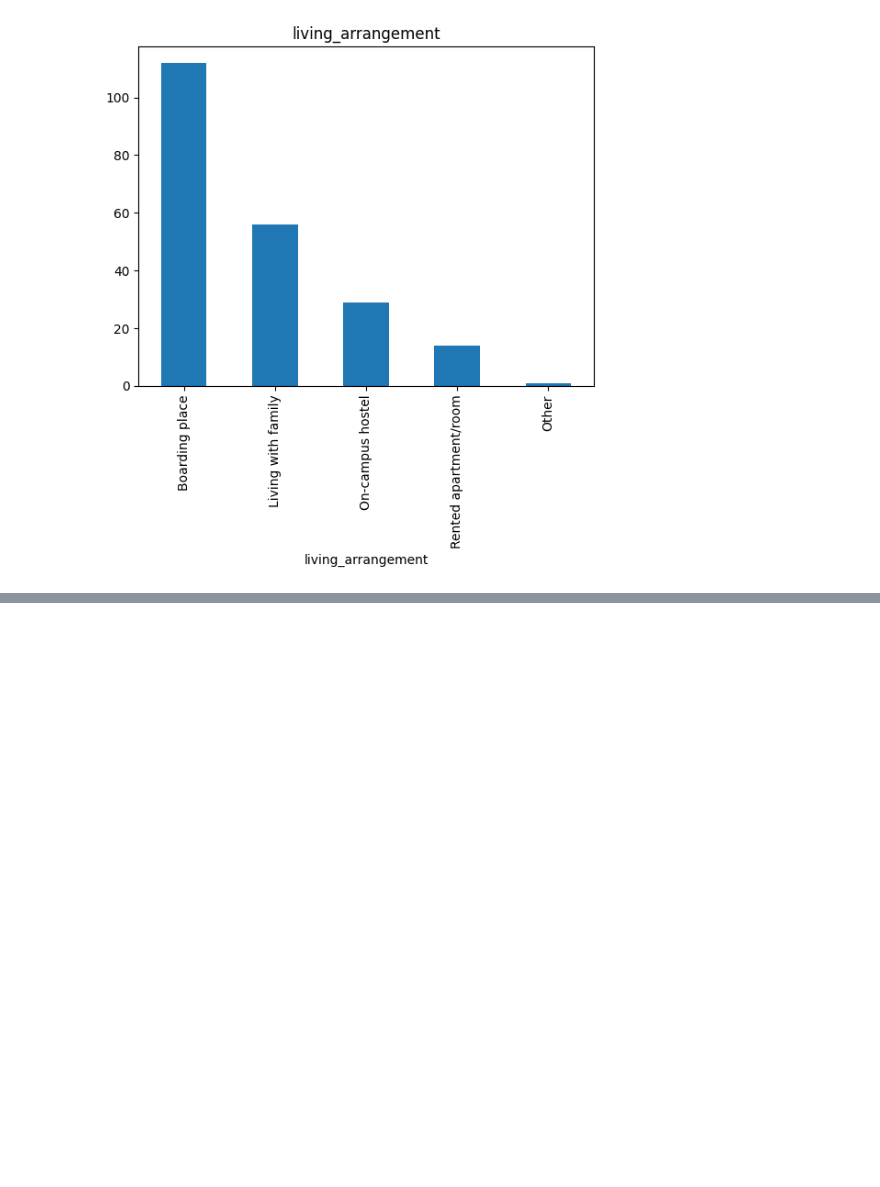
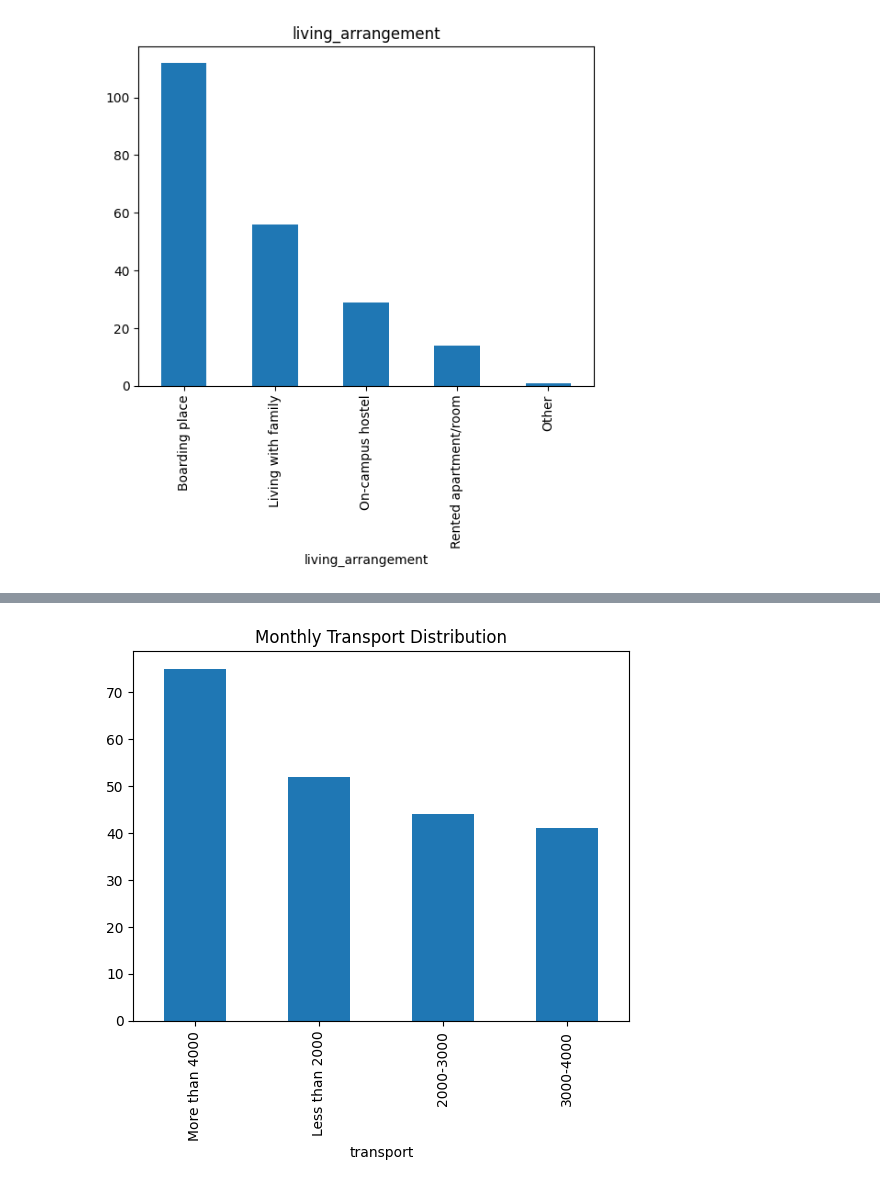
Before and after one commit to ComputerScienceSJP/SDI-PROJECT-group-04, a Jupyter notebook: Code/code.ipynb, the cells around one changed output, grey strips where cells are left out. Saved outputs shown, nothing was run; the diff lists cells and outputs as text; code cells hidden in the pictures; blank space fills up the shorter version.

Commit message:
add monthly transport expense distribution

```diff
--- a/Code/code.ipynb
+++ b/Code/code.ipynb
@@ -148,0 +157,8 @@ plt.show()
+# %%
+import matplotlib.pyplot as plt
+
+df["transport"].value_counts().plot(kind="bar")
+plt.title("Monthly Transport Distribution")
+plt.show()
+# %% [output]
+[figure, added]
```
Also changed, not shown: parts of 1 cell of this notebook.
